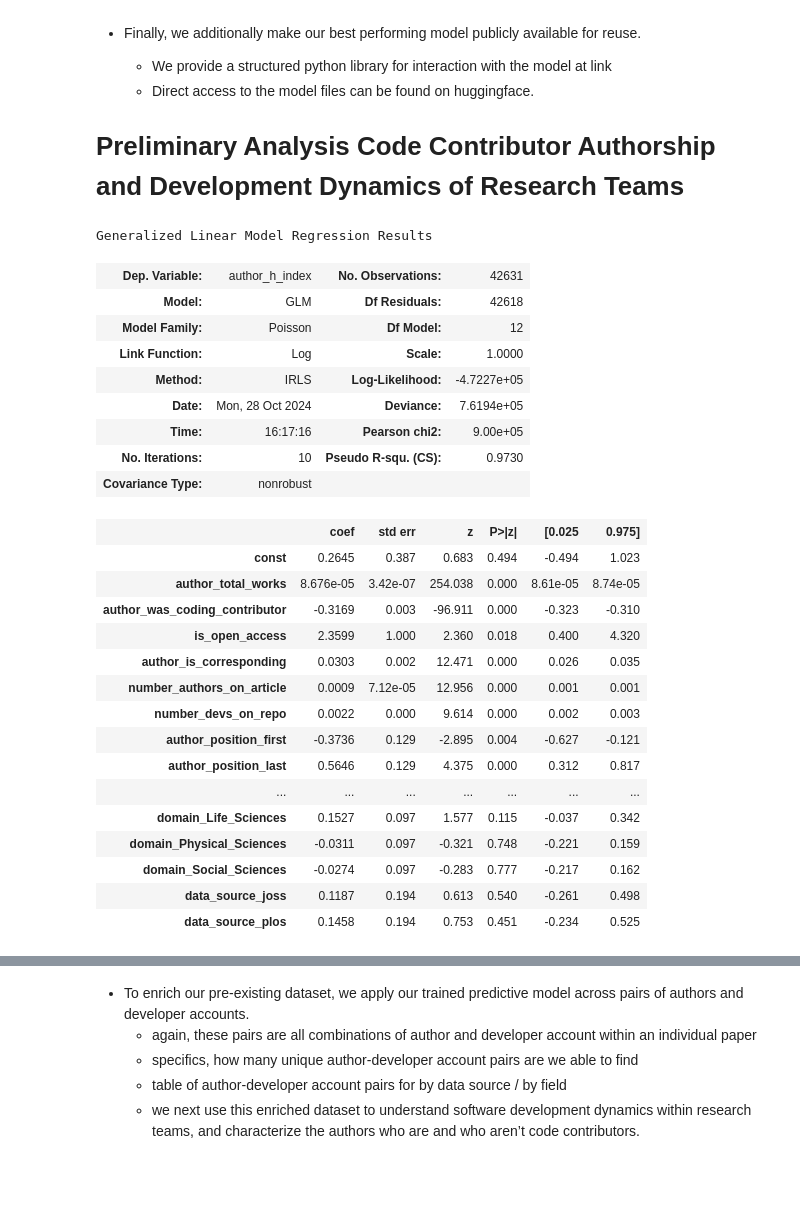
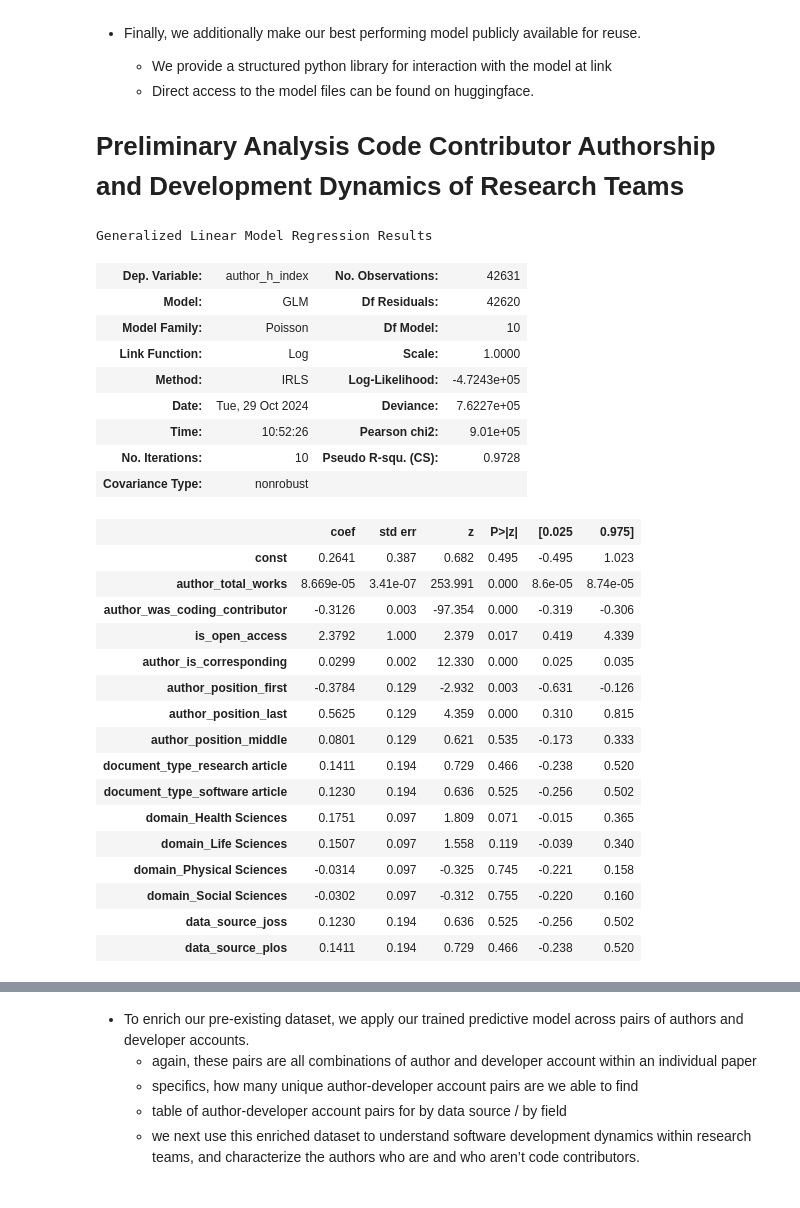
Before and after one commit to evamaxfield/rs-graph, a Jupyter notebook: publications/qss-code-authors/qss-code-authors.ipynb, the cells around one changed output, grey strips where cells are left out. Saved outputs shown, nothing was run; the diff lists cells and outputs as text; code cells hidden in the pictures.

```diff
--- a/publications/qss-code-authors/qss-code-authors.ipynb
+++ b/publications/qss-code-authors/qss-code-authors.ipynb
@@ -722,8 +723,6 @@ def _process_doc_repo_link(doc_repo_link: pd.Series) -> list[dict]:
                 "domain": domain,
                 "data_source": data_source,
                 "author_is_corresponding": author_is_corresponding,
-                "number_authors_on_article": len(document_contributors_subset),
-                "number_devs_on_repo": len(repository_contributors_subset),
             }
         )
 
@@ -749,54 +748,52 @@ doc_contributor_df_with_dummies = pd.get_dummies(
     doc_contributor_df,
     columns=["author_position", "document_type", "domain", "data_source"],
 )
 
 # Create model
 X = doc_contributor_df_with_dummies.drop(
     columns=[
         "author_id",
         "document_id",
         "author_h_index",
         "author_i10_index",
         "author_total_citations",
         "author_two_year_mean_citedness",
     ],
 )
 
-# Remove spaces from column names
-X = X.rename(columns=lambda x: x.replace(" ", "_"))
-
 # Add constant
 X = sm.add_constant(X)
 X = X.astype(int)
 
 # Fit model
 y = doc_contributor_df_with_dummies["author_h_index"]
 model = sm.GLM(y, X, family=sm.families.Poisson()).fit(maxiter=100)
 model.summary()
 # %% [output]
 Generalized Linear Model Regression Results
 | Dep. Variable: | author_h_index | No. Observations: | 42631 |
-| Model: | GLM | Df Residuals: | 42618 |
-| Model Family: | Poisson | Df Model: | 12 |
+| Model: | GLM | Df Residuals: | 42620 |
+| Model Family: | Poisson | Df Model: | 10 |
 | Link Function: | Log | Scale: | 1.0000 |
-| Method: | IRLS | Log-Likelihood: | -4.7227e+05 |
-| Date: | Mon, 28 Oct 2024 | Deviance: | 7.6194e+05 |
-| Time: | 16:17:16 | Pearson chi2: | 9.00e+05 |
-| No. Iterations: | 10 | Pseudo R-squ. (CS): | 0.9730 |
+| Method: | IRLS | Log-Likelihood: | -4.7243e+05 |
+| Date: | Tue, 29 Oct 2024 | Deviance: | 7.6227e+05 |
+| Time: | 10:52:26 | Pearson chi2: | 9.01e+05 |
+| No. Iterations: | 10 | Pseudo R-squ. (CS): | 0.9728 |
 | Covariance Type: | nonrobust |  |  |
 |  | coef | std err | z | P>|z| | [0.025 | 0.975] |
-| const | 0.2645 | 0.387 | 0.683 | 0.494 | -0.494 | 1.023 |
-| author_total_works | 8.676e-05 | 3.42e-07 | 254.038 | 0.000 | 8.61e-05 | 8.74e-05 |
-| author_was_coding_contributor | -0.3169 | 0.003 | -96.911 | 0.000 | -0.323 | -0.310 |
-| is_open_access | 2.3599 | 1.000 | 2.360 | 0.018 | 0.400 | 4.320 |
-| author_is_corresponding | 0.0303 | 0.002 | 12.471 | 0.000 | 0.026 | 0.035 |
-| number_authors_on_article | 0.0009 | 7.12e-05 | 12.956 | 0.000 | 0.001 | 0.001 |
-| number_devs_on_repo | 0.0022 | 0.000 | 9.614 | 0.000 | 0.002 | 0.003 |
-| author_position_first | -0.3736 | 0.129 | -2.895 | 0.004 | -0.627 | -0.121 |
-| author_position_last | 0.5646 | 0.129 | 4.375 | 0.000 | 0.312 | 0.817 |
-| ... | ... | ... | ... | ... | ... | ... |
-| domain_Life_Sciences | 0.1527 | 0.097 | 1.577 | 0.115 | -0.037 | 0.342 |
-| domain_Physical_Sciences | -0.0311 | 0.097 | -0.321 | 0.748 | -0.221 | 0.159 |
-| domain_Social_Sciences | -0.0274 | 0.097 | -0.283 | 0.777 | -0.217 | 0.162 |
-| data_source_joss | 0.1187 | 0.194 | 0.613 | 0.540 | -0.261 | 0.498 |
-| data_source_plos | 0.1458 | 0.194 | 0.753 | 0.451 | -0.234 | 0.525 |
+| const | 0.2641 | 0.387 | 0.682 | 0.495 | -0.495 | 1.023 |
+| author_total_works | 8.669e-05 | 3.41e-07 | 253.991 | 0.000 | 8.6e-05 | 8.74e-05 |
+| author_was_coding_contributor | -0.3126 | 0.003 | -97.354 | 0.000 | -0.319 | -0.306 |
+| is_open_access | 2.3792 | 1.000 | 2.379 | 0.017 | 0.419 | 4.339 |
+| author_is_corresponding | 0.0299 | 0.002 | 12.330 | 0.000 | 0.025 | 0.035 |
+| author_position_first | -0.3784 | 0.129 | -2.932 | 0.003 | -0.631 | -0.126 |
+| author_position_last | 0.5625 | 0.129 | 4.359 | 0.000 | 0.310 | 0.815 |
+| author_position_middle | 0.0801 | 0.129 | 0.621 | 0.535 | -0.173 | 0.333 |
+| document_type_research article | 0.1411 | 0.194 | 0.729 | 0.466 | -0.238 | 0.520 |
+| document_type_software article | 0.1230 | 0.194 | 0.636 | 0.525 | -0.256 | 0.502 |
+| domain_Health Sciences | 0.1751 | 0.097 | 1.809 | 0.071 | -0.015 | 0.365 |
+| domain_Life Sciences | 0.1507 | 0.097 | 1.558 | 0.119 | -0.039 | 0.340 |
+| domain_Physical Sciences | -0.0314 | 0.097 | -0.325 | 0.745 | -0.221 | 0.158 |
+| domain_Social Sciences | -0.0302 | 0.097 | -0.312 | 0.755 | -0.220 | 0.160 |
+| data_source_joss | 0.1230 | 0.194 | 0.636 | 0.525 | -0.256 | 0.502 |
+| data_source_plos | 0.1411 | 0.194 | 0.729 | 0.466 | -0.238 | 0.520 |
```
Also changed, not shown: parts of 8 cells of this notebook.
